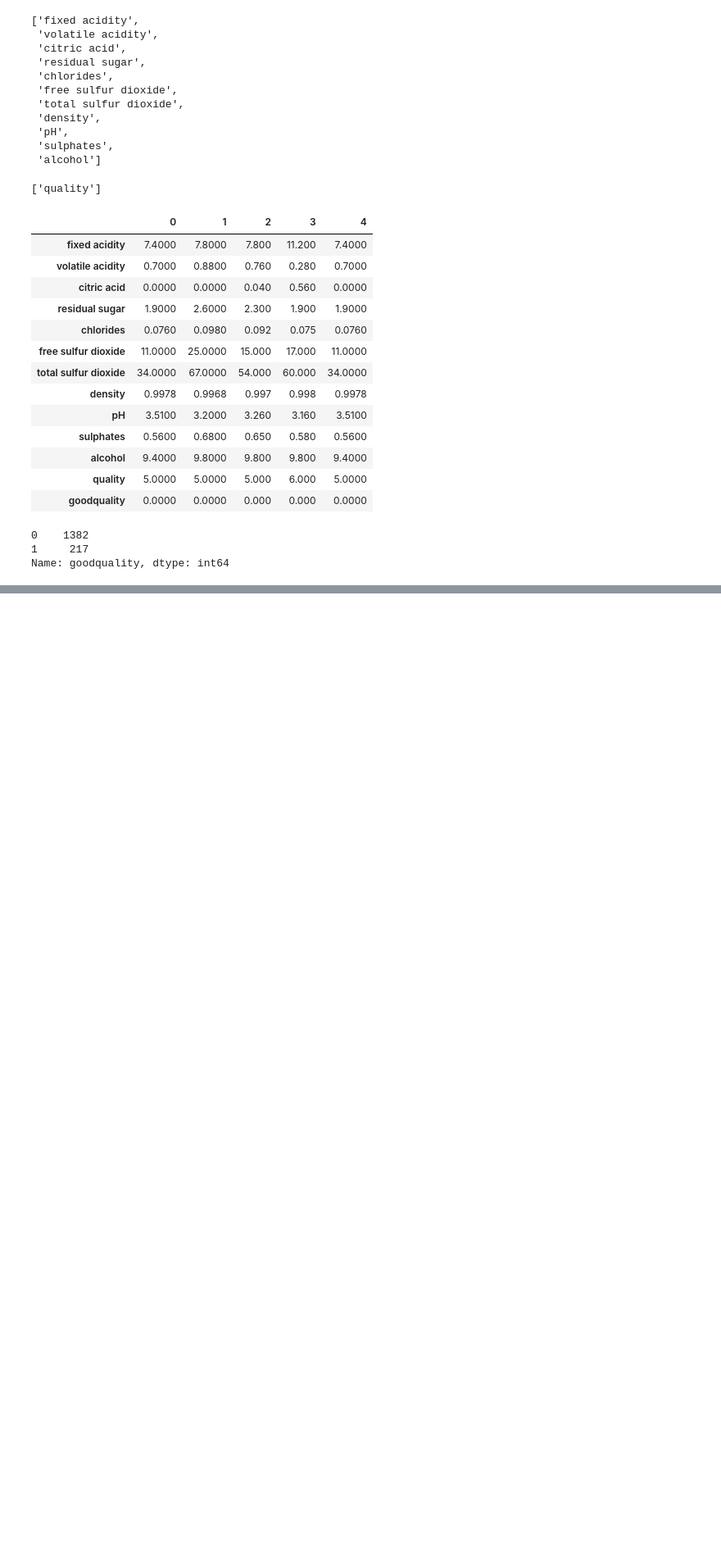
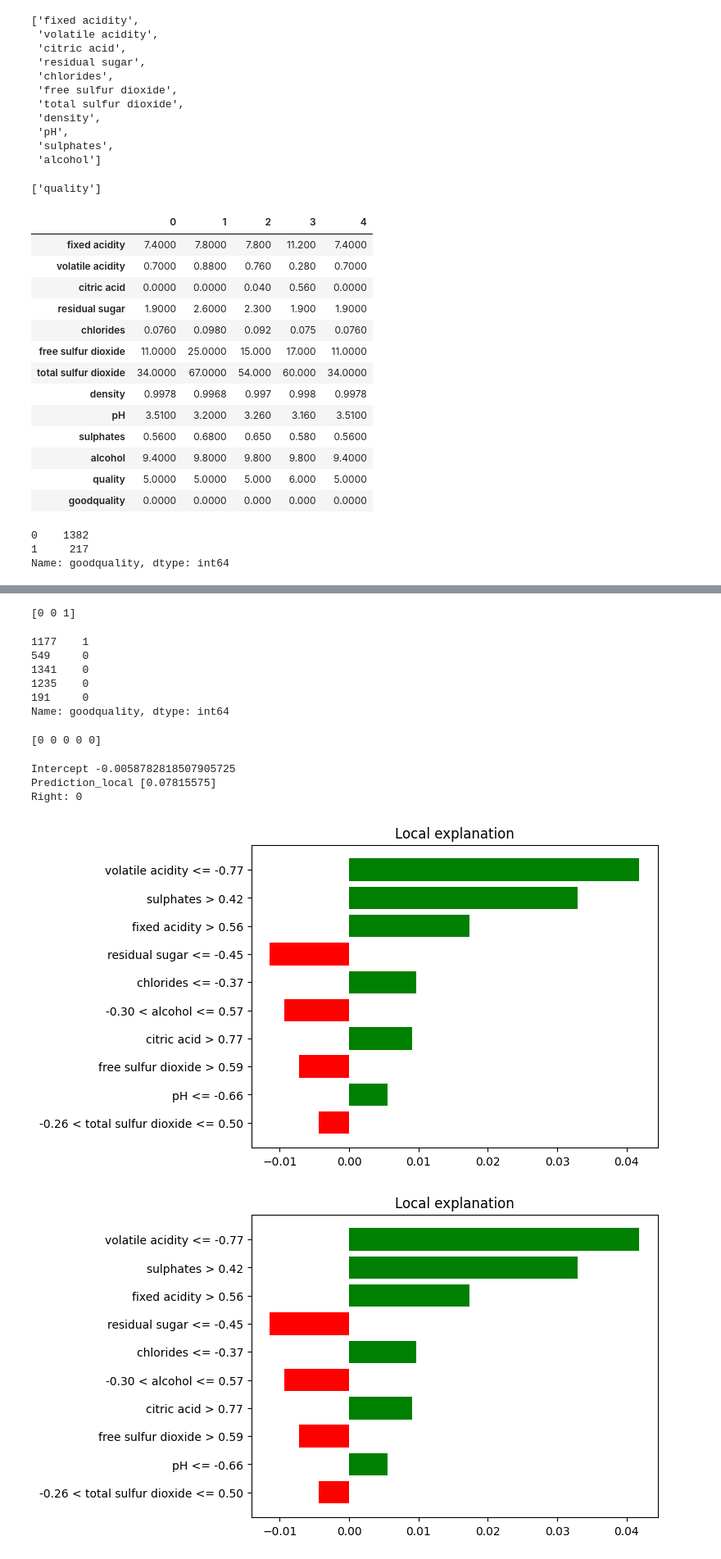
Before and after one commit to Usama-Amjad/Interpretable-Machine-Learning-Applications-Part2, a Jupyter notebook: LIME.ipynb, the cells around one changed output, grey strips where cells are left out. Shown at 82% size. Saved outputs shown, nothing was run; the diff lists cells and outputs as text; code cells hidden in the pictures; blank space fills up the shorter version.

```diff
--- a/LIME.ipynb
+++ b/LIME.ipynb
@@ -124,0 +156,5 @@ Name: goodquality, dtype: int64
+# %%
+from sklearn.ensemble import RandomForestClassifier
+model2 = RandomForestClassifier(random_state=1)
+model2.fit(X_train,y_train)
+y_pred2=model2.predict(X_test)
@@ -124,0 +172,5 @@ Name: goodquality, dtype: int64
+# %%
+from sklearn.ensemble import AdaBoostClassifier
+model3 = AdaBoostClassifier(random_state=1)
+model3.fit(X_train,y_train)
+y_pred3=model3.predict(X_test)
@@ -124,0 +210,6 @@ Name: goodquality, dtype: int64
+# %%
+explainer = lime.lime_tabular.LimeTabularExplainer(np.array(X_train),
+                                                   feature_names=X_feature_names,
+                                                   class_names=['goodquality'],
+                                                   verbose=True,
+                                                   mode='regression')
@@ -124,0 +238,28 @@ Name: goodquality, dtype: int64
+# %%
+print(model1.predict(X_test[0:3]))
+# %% [output]
+[0 0 1]
+# %%
+print(y_test[20:25])
+# %% [output]
+1177    1
+549     0
+1341    0
+1235    0
+191     0
+Name: goodquality, dtype: int64
+# %%
+print(model2.predict(X_test[20:25]))
+# %% [output]
+[0 0 0 0 0]
+# %%
+exp = explainer.explain_instance(X_train[20],model2.predict)
+# %% [output]
+Intercept -0.0058782818507905725
+Prediction_local [0.07815575]
+Right: 0
+# %%
+exp.as_pyplot_figure()
+# %% [output]
+[figure, added]
+[figure, added]
```
Also changed, not shown: parts of 13 cells of this notebook.
